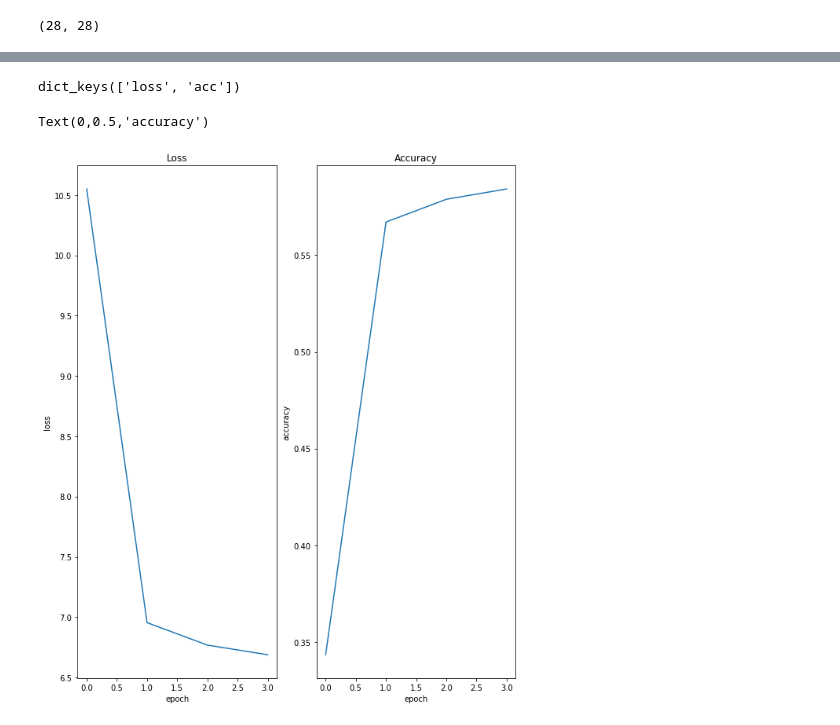
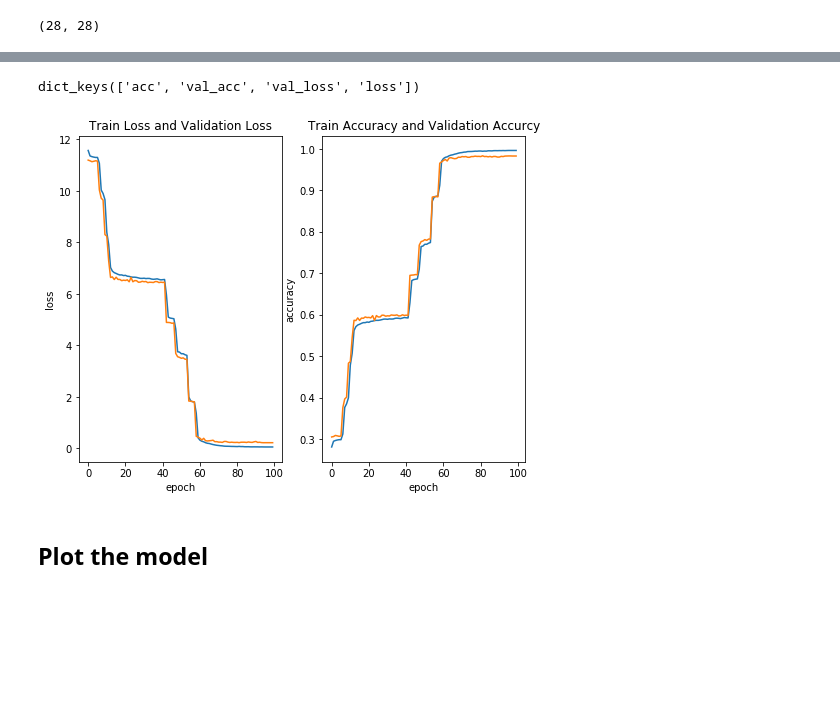
Before and after one commit to subramgo/DeepLearning, a Jupyter notebook: python/notebooks/Dropout.ipynb, the cells around one changed output, grey strips where cells are left out. Drawn from its saved outputs; the diff is of its cells as text; code cells hidden in the pictures; blank space fills up the shorter version.

Commit message:
dropout model experiment code

```diff
--- a/python/notebooks/Dropout.ipynb
+++ b/python/notebooks/Dropout.ipynb
@@ -64,15 +68,23 @@ from keras import layers
 from keras.layers import Input, Dense, Activation, Flatten
 from keras.callbacks import History, EarlyStopping
 from keras.models import Model
+from keras import optimizers
+
 import numpy as np
 np.random.seed(123)
 
 
 batch_size = 256
-epochs = 25
+epochs = 100
+learning_rate = 0.01
+momentum = 0.0
+decay = 0.0
+early_stop_th = 10**-5
+
+
 # Stop the training if the accuracy is not moving more than a delta
 # keras.callbacks.History is by default added to all keras model
-callbacks = [EarlyStopping(monitor='acc', min_delta=0.01, patience=0, verbose=0, mode='auto')]
+callbacks = [EarlyStopping(monitor='acc', min_delta=early_stop_th, patience=5, verbose=0, mode='auto')]
 
 # Code up the network
 x_input = Input(input_dim)
@@ -81,8 +93,12 @@ x = Dense(1024, activation='relu', name ="dense1")(x)
 x = Dense(1024, activation='relu', name = "dense2")(x)
 predictions = Dense(10, activation='softmax')(x)
 
+# Optimizer
+sgd = optimizers.SGD(lr=0.01, momentum=0, decay=0, nesterov=False)
+
+
 # Create and train model
 model = Model(inputs = x_input, outputs = predictions)
-model.compile(optimizer='sgd', loss='categorical_crossentropy', metrics=['accuracy'])
-hist = model.fit(x_train, train_one_hot, batch_size = batch_size,callbacks = callbacks ,epochs = epochs, verbose = 1)
+model.compile(optimizer=sgd, loss='categorical_crossentropy', metrics=['accuracy'])
+hist = model.fit(x_train, train_one_hot, validation_split = 0.1, batch_size = batch_size,callbacks = callbacks ,epochs = epochs, verbose = 1)
 # %% [output]
@@ -97,20 +122,31 @@ Epoch 4/5
 # %%
 hist.history.keys()
 # %% [output]
-dict_keys(['loss', 'acc'])
+dict_keys(['acc', 'val_acc', 'val_loss', 'loss'])
 # %%
-fig = plt.figure(figsize=(10,12))
-plt.tight_layout()
-plt.subplot(121)
-plt.plot(hist.history['loss'])
-plt.title("Loss")
-plt.xlabel("epoch")
-plt.ylabel("loss")
-plt.subplot(122)
-plt.plot(hist.history['acc'])
-plt.title("Accuracy")
-plt.xlabel("epoch")
-plt.ylabel("accuracy")
+def plot_training(hist):
+
+    fig = plt.figure(figsize=(8,6))
+    plt.tight_layout()
+    plt.subplot(121)
+    plt.plot(hist.history['loss'])
+    plt.plot(hist.history['val_loss'])
+    plt.title("Train Loss and Validation Loss")
+    plt.xlabel("epoch")
+    plt.ylabel("loss")
+    plt.legend(loc='upper left')
+    plt.subplot(122)
+    plt.plot(hist.history['acc'])
+    plt.plot(hist.history['val_acc'])
+    plt.title("Train Accuracy and Validation Accurcy")
+    plt.xlabel("epoch")
+    plt.ylabel("accuracy")
+    plt.legend(loc='upper left')
+
+
+
+plot_training(hist)
 # %% [output]
-Text(0,0.5,'accuracy')
-[figure, old version]
+[figure, new version]
+# %% [markdown]
+## Plot the model
```
Also changed, not shown: parts of 13 cells of this notebook.
